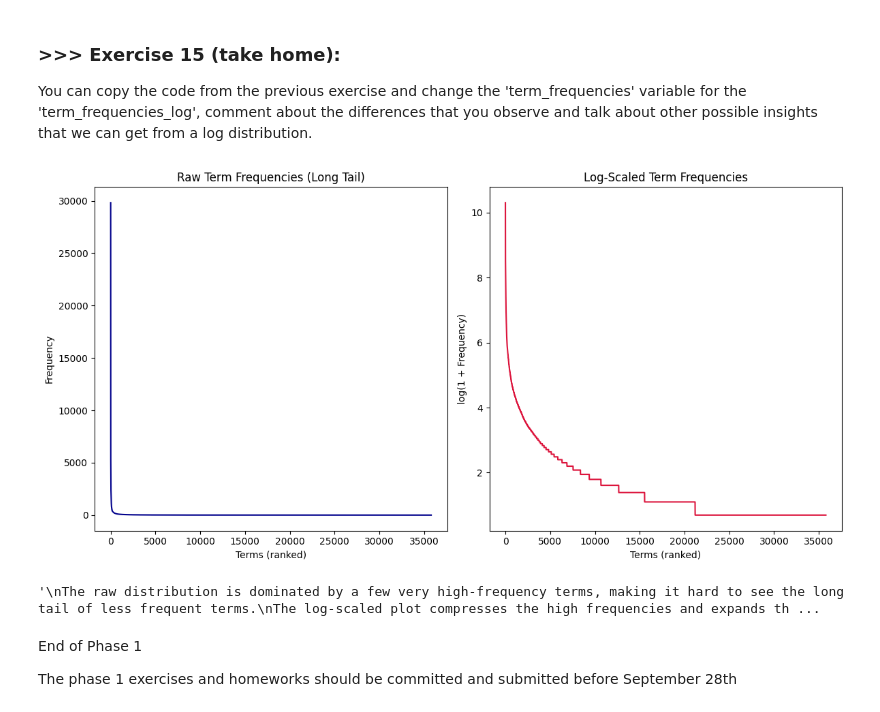
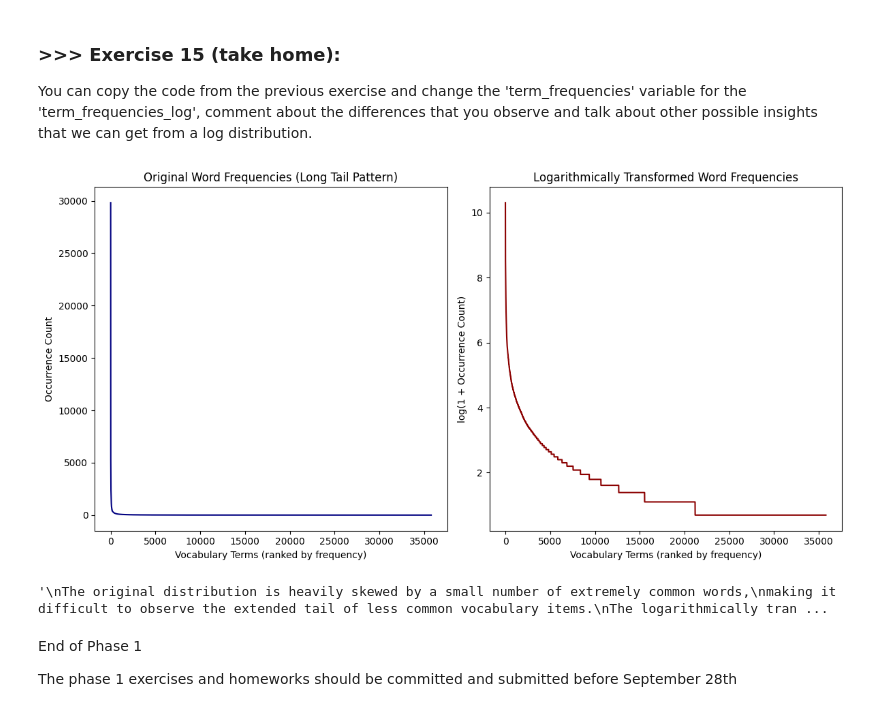
Before and after one commit to Bakuretsu05/DM2025-Lab1-Exercise, a Jupyter notebook: DM2025-Lab1-Master.ipynb, the cells around one changed output. Cells and saved outputs as stored; diff of their text form; code cells hidden in the pictures.

```diff
--- a/DM2025-Lab1-Master.ipynb
+++ b/DM2025-Lab1-Master.ipynb
@@ -1351,38 +1351,40 @@ Besides observing a complete transformation on the disrtibution, notice the scal
 You can copy the code from the previous exercise and change the 'term_frequencies' variable for the 'term_frequencies_log', comment about the differences that you observe and talk about other possible insights that we can get from a log distribution.
 # %%
 # Answer here
-# Compute term frequencies
-term_frequencies = np.asarray(X_counts.sum(axis=0)).flatten()
-sorted_freqs = np.sort(term_frequencies)[::-1]
+# Calculate word occurrence counts across all documents
+word_counts = np.array(X_counts.sum(axis=0)).flatten()
+descending_counts = np.sort(word_counts)[::-1]
 
-# Apply log transform (log1p avoids log(0) issues)
-sorted_freqs_log = np.log1p(sorted_freqs)
+# Apply logarithmic transformation (log1p prevents log(0) problems)
+log_transformed_counts = np.log1p(descending_counts)
 
-# Plot comparison
+# Create side-by-side comparison visualization
 plt.figure(figsize=(12,6))
 
 plt.subplot(1,2,1)
-plt.plot(sorted_freqs, color="darkblue")
-plt.title("Raw Term Frequencies (Long Tail)")
-plt.xlabel("Terms (ranked)")
-plt.ylabel("Frequency")
+plt.plot(descending_counts, color="navy")
+plt.title("Original Word Frequencies (Long Tail Pattern)")
+plt.xlabel("Vocabulary Terms (ranked by frequency)")
+plt.ylabel("Occurrence Count")
 
 plt.subplot(1,2,2)
-plt.plot(sorted_freqs_log, color="crimson")
-plt.title("Log-Scaled Term Frequencies")
-plt.xlabel("Terms (ranked)")
-plt.ylabel("log(1 + Frequency)")
+plt.plot(log_transformed_counts, color="darkred")
+plt.title("Logarithmically Transformed Word Frequencies")
+plt.xlabel("Vocabulary Terms (ranked by frequency)")
+plt.ylabel("log(1 + Occurrence Count)")
 
 plt.tight_layout()
 plt.show()
 
 """
-The raw distribution is dominated by a few very high-frequency terms, making it hard to see the long tail of less frequent terms.
-The log-scaled plot compresses the high frequencies and expands the low frequencies, revealing more detail in the long tail.
+The original distribution is heavily skewed by a small number of extremely common words,
+making it difficult to observe the extended tail of less common vocabulary items.
+The logarithmically transformed visualization compresses the high-frequency values
+and amplifies the low-frequency values, exposing greater detail in the long tail region.
 """
 # %% [output]
-[figure, old version]
+[figure, new version]
-'\nThe raw distribution is dominated by a few very high-frequency terms, making it hard to see the long tail of less frequent terms.\nThe log-scaled plot compresses the high frequencies and expands th ...
+'\nThe original distribution is heavily skewed by a small number of extremely common words,\nmaking it difficult to observe the extended tail of less common vocabulary items.\nThe logarithmically tran ...
 # %% [markdown]
 End of Phase 1
 
```
Also changed, not shown: 1 other file.
